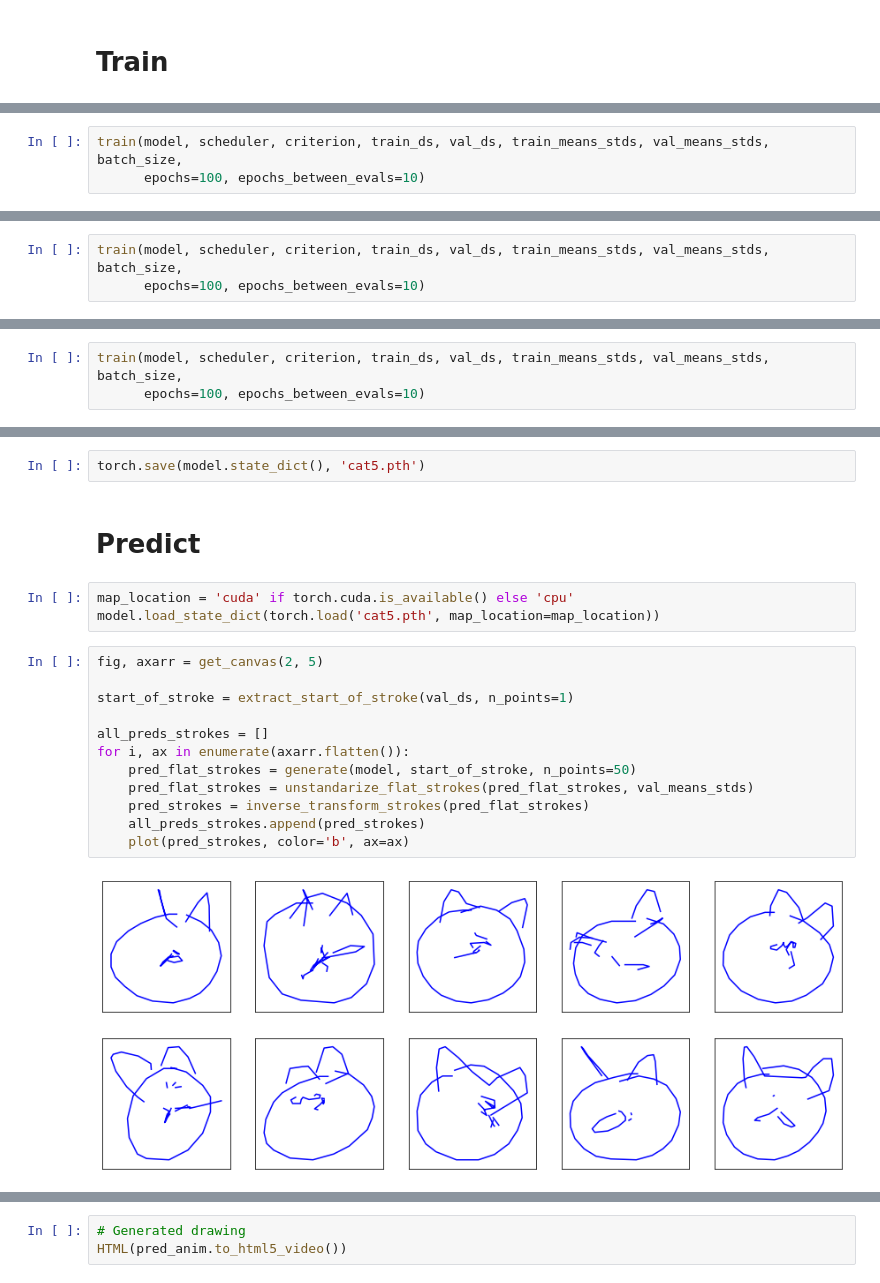
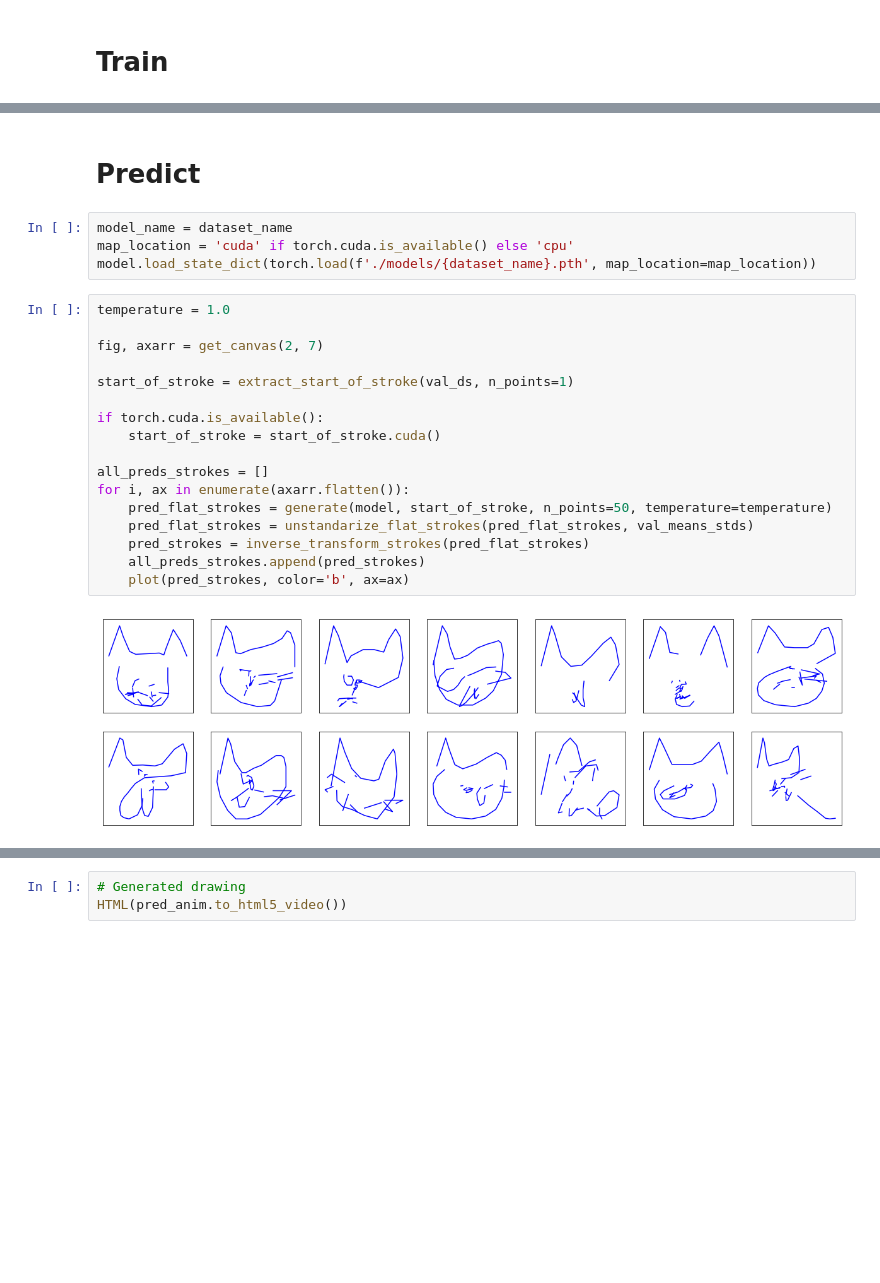
Before and after one commit to quentin-auge/draw, a Jupyter notebook: draw.ipynb, the cells around one changed output, grey strips where cells are left out. Saved outputs shown, nothing was run; the diff lists cells and outputs as text; blank space fills up the shorter version.

```diff
--- a/draw.ipynb
+++ b/draw.ipynb
@@ -247,3 +222,0 @@ torch.save(model.state_dict(), 'cat2.pth')
-# %%
-train(model, scheduler, criterion, train_ds, val_ds, train_means_stds, val_means_stds, batch_size,
-      epochs=100, epochs_between_evals=10)
@@ -264,3 +222,0 @@ torch.save(model.state_dict(), 'cat3.pth')
-# %%
-train(model, scheduler, criterion, train_ds, val_ds, train_means_stds, val_means_stds, batch_size,
-      epochs=100, epochs_between_evals=10)
@@ -281,3 +222,0 @@ torch.save(model.state_dict(), 'cat4.pth')
-# %%
-train(model, scheduler, criterion, train_ds, val_ds, train_means_stds, val_means_stds, batch_size,
-      epochs=100, epochs_between_evals=10)
@@ -301,23 +223,27 @@ epoch: 100   train_loss: 0.98362   val_loss: 1.12295
-# %%
-torch.save(model.state_dict(), 'cat5.pth')
 # %% [markdown]
 # Predict
 # %%
+model_name = dataset_name
 map_location = 'cuda' if torch.cuda.is_available() else 'cpu'
-model.load_state_dict(torch.load('cat5.pth', map_location=map_location))
+model.load_state_dict(torch.load(f'./models/{dataset_name}.pth', map_location=map_location))
 # %%
-fig, axarr = get_canvas(2, 5)
+temperature = 1.0
+
+fig, axarr = get_canvas(2, 7)
 
 start_of_stroke = extract_start_of_stroke(val_ds, n_points=1)
 
+if torch.cuda.is_available():
+    start_of_stroke = start_of_stroke.cuda()
+
 all_preds_strokes = []
 for i, ax in enumerate(axarr.flatten()):
-    pred_flat_strokes = generate(model, start_of_stroke, n_points=50)
+    pred_flat_strokes = generate(model, start_of_stroke, n_points=50, temperature=temperature)
     pred_flat_strokes = unstandarize_flat_strokes(pred_flat_strokes, val_means_stds)
     pred_strokes = inverse_transform_strokes(pred_flat_strokes)
     all_preds_strokes.append(pred_strokes)
     plot(pred_strokes, color='b', ax=ax)
 # %% [output]
-[figure, old version]
+[figure, new version]
 # %%
 %%capture
```
Also changed, not shown: parts of 22 cells of this notebook, 4 other files.
